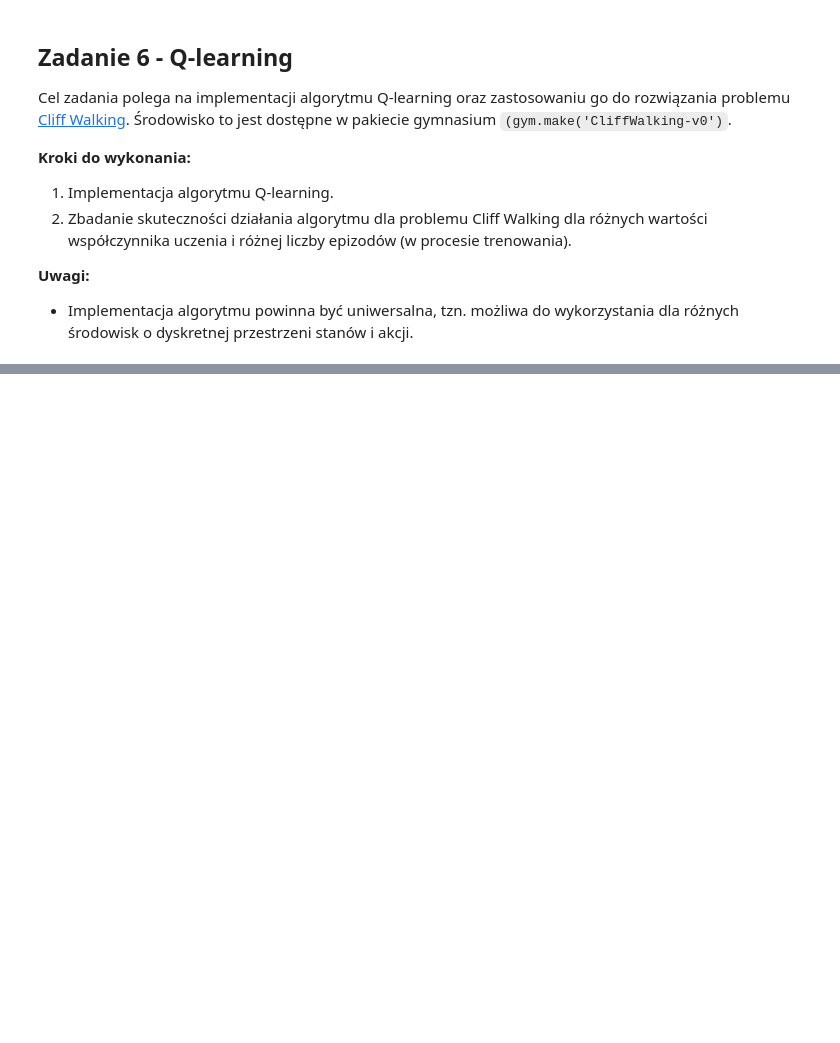
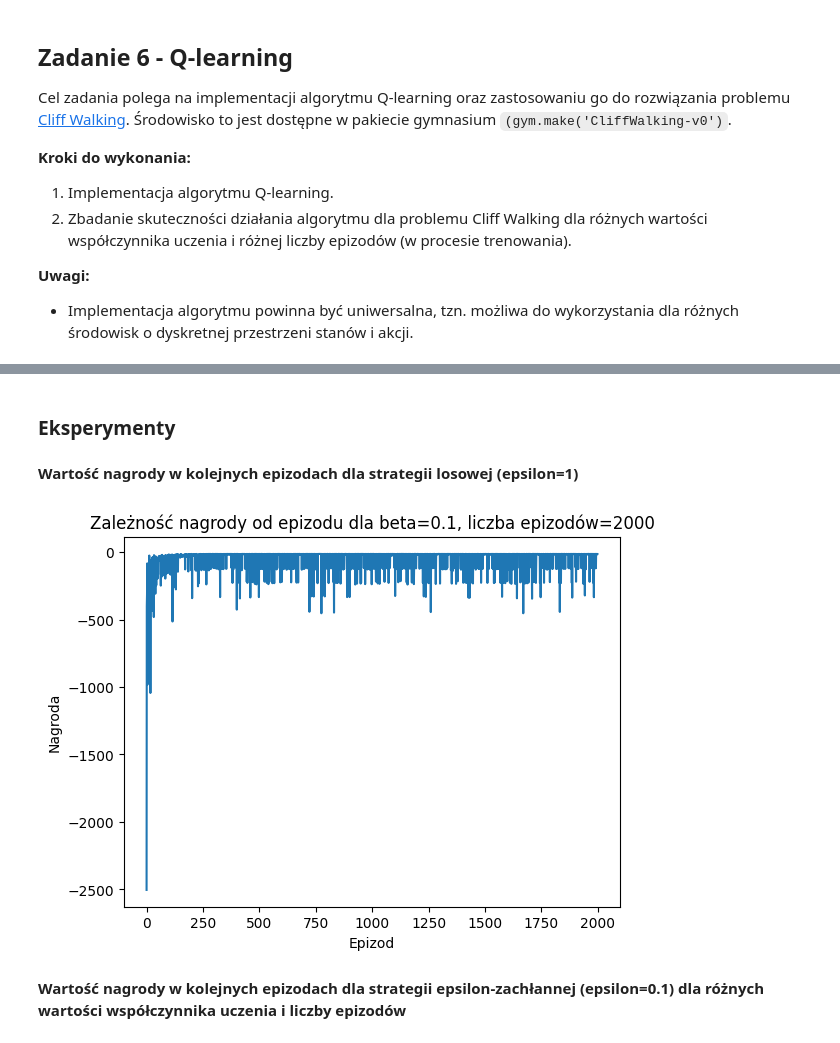
Before and after one commit to kzaleskaa/artificial-intelligence-introduction, a Jupyter notebook: 06-q-learning-algorithm/solution.ipynb, the cells around one changed output, grey strips where cells are left out. Saved outputs shown, nothing was run; the diff lists cells and outputs as text; code cells hidden in the pictures; blank space fills up the shorter version.

```diff
--- a/06-q-learning-algorithm/solution.ipynb
+++ b/06-q-learning-algorithm/solution.ipynb
@@ -67,2 +82,0 @@ Q = train_q_learning(env)
-# %%
-test_q_learning(env, Q)
@@ -71,0 +87,7 @@ Total reward: -13
+# %%
+def visualize_rewards_per_episode(rewards_per_episode, beta, episodes_num):
+    plt.plot(rewards_per_episode)
+    plt.xlabel("Epizod")
+    plt.ylabel("Nagroda")
+    plt.title(f"Zależność nagrody od epizodu dla beta={beta}, liczba epizodów={episodes_num}")
+    plt.show()
@@ -72,11 +96,22 @@ Total reward: -13
 # %%
-# visualize 10 episodes
-for _ in range(10):
+def get_all_steps(env: gym.Env, Q: np.ndarray):
+    env.reset()
+    env.render()
+    total_reward = 0
     state, _ = env.reset()
-    env.render()
+
+    frames = []
+
     while True:
         action = np.argmax(Q[state])
-        state, _, done, _, _ = env.step(action)
-        env.render()
+        state, reward, done, _, _ = env.step(action)
+        frames.append({
+            "frame": env.render(),
+            "state": state,
+            "action": action,
+            "reward": reward
+        })
+        total_reward += reward
         if done:
             break
+    return frames
@@ -82,0 +128,12 @@ for _ in range(10):
+# %% [markdown]
+### **Eksperymenty**
+# %% [markdown]
+**Wartość nagrody w kolejnych epizodach dla strategii losowej (epsilon=1)**
+# %%
+Q_random, rewards_random = train_q_learning(env, epsilon=0.1, max_episodes=2_000)
+# %%
+visualize_rewards_per_episode(rewards_random, beta=0.1, episodes_num=2_000)
+# %% [output]
+[figure, added]
+# %% [markdown]
+**Wartość nagrody w kolejnych epizodach dla strategii epsilon-zachłannej (epsilon=0.1) dla różnych wartości współczynnika uczenia i liczby epizodów**
```
Also changed, not shown: parts of 20 cells of this notebook.
